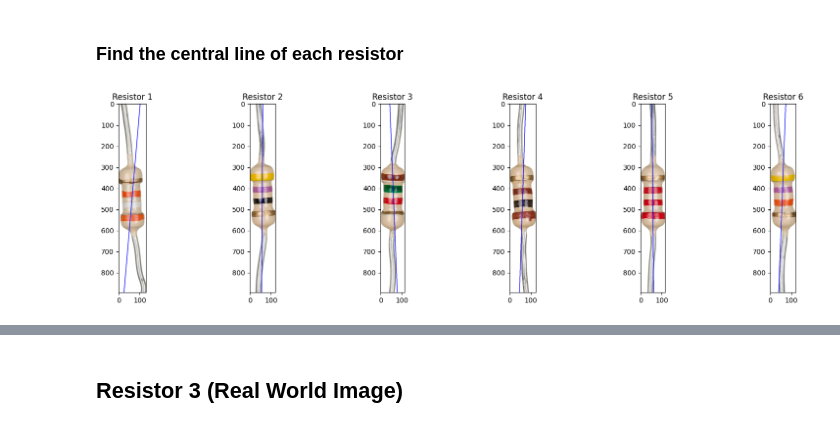
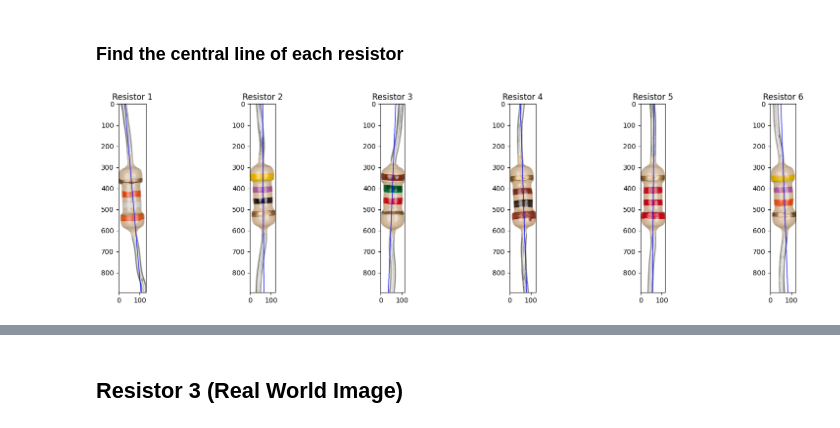
Before and after one commit to Xanonymous-GitHub/cs933-lab, a Jupyter notebook: practical_assignment/part-1.ipynb, the cells around one changed output, grey strips where cells are left out. Drawn from its saved outputs; the diff is of its cells as text; code cells hidden in the pictures.

```diff
--- a/practical_assignment/part-1.ipynb
+++ b/practical_assignment/part-1.ipynb
@@ -103,10 +103,14 @@ def draw_central_line_on(
 # %%
 r1_with_central_line = []
 
 for i, resistor in enumerate(r1_resistors):
     central_line = central_line_of(b_r1_resistors[i])
+    # Flip the central line horizontally to make it parallel to the resistor's body
+    central_line[0][0] = resistor.shape[1] - central_line[0][0]
+    central_line[1][0] = resistor.shape[1] - central_line[1][0]
+
     r1_with_central_line.append(draw_central_line_on(resistor, a=central_line[0], b=central_line[1]))
 
 show_images_in_row(r1_with_central_line)
 # %% [output]
-[figure, old version]
+[figure, new version]
```
Also changed, not shown: parts of 2 cells of this notebook.
